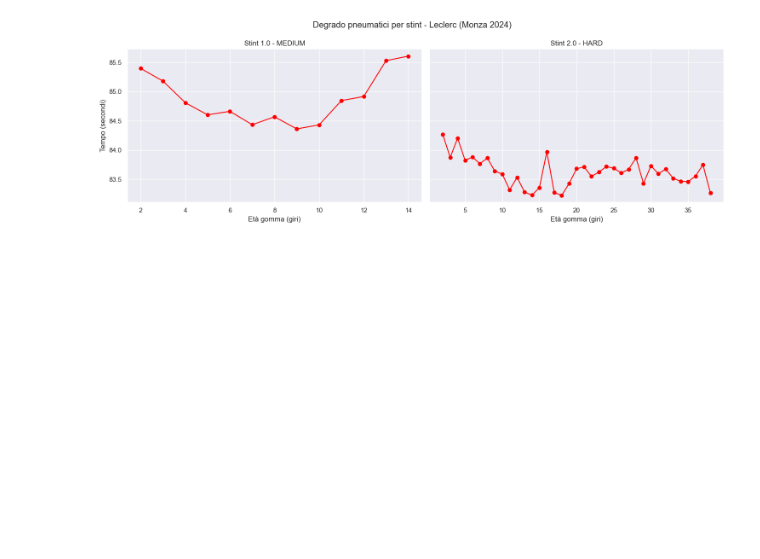
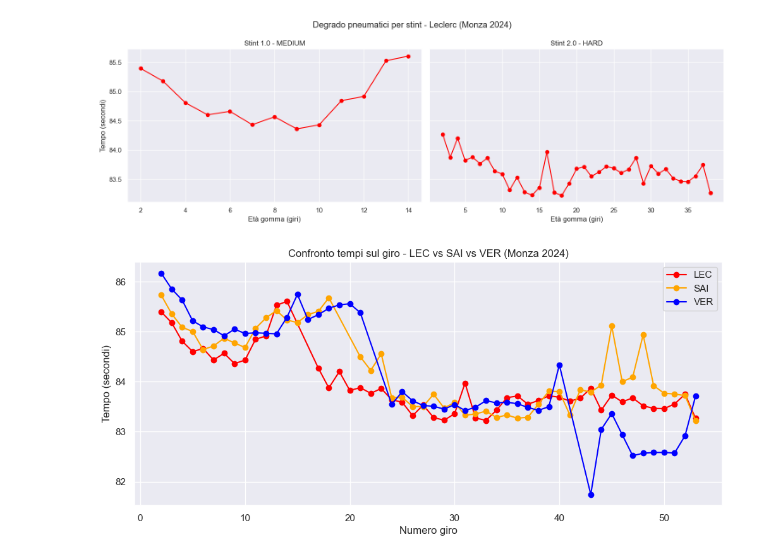
Before and after one commit to MatteoMozzana/Progetto, a Jupyter notebook: notebooks/1.EDA.ipynb, the cells around one changed output. Cells and saved outputs as stored; diff of their text form; code cells hidden in the pictures; blank space fills up the shorter version.

```diff
--- a/notebooks/1.EDA.ipynb
+++ b/notebooks/1.EDA.ipynb
@@ -108,3 +108,25 @@ plt.tight_layout() #fa sì che i grafici non si sovrappongano
 plt.show()
 # %% [output]
 [figure]
+# %%
+# seleziono alcuni piloti di interesse per il confronto
+# LEC = Leclerc, SAI = Sainz (compagno di squadra), VER = Verstappen
+piloti = ['LEC', 'SAI', 'VER']
+colori = {'LEC': 'red', 'SAI': 'orange', 'VER': 'blue'}
+
+plt.figure(figsize=(12, 5))
+
+for pilota in piloti:
+    dati = laps_clean[laps_clean['Driver'] == pilota]
+    dati_copia = dati.copy() #creo una copia di "dati" per evitare di andare a compromettere laps_clean
+    dati_copia['LapTimeSeconds'] = dati_copia['LapTime'].dt.total_seconds() #qui converto i laptime in numeri unici utilizzabili da python per un grafico. "laptime" è un oggetto di tipo timedelta, cioè indica una durata di tempo.
+    plt.plot(dati_copia['LapNumber'], dati_copia['LapTimeSeconds'],
+             marker='o', label=pilota, color=colori[pilota])
+
+plt.title('Confronto tempi sul giro - LEC vs SAI vs VER (Monza 2024)')
+plt.xlabel('Numero giro')
+plt.ylabel('Tempo (secondi)')
+plt.legend() #mostra le etichette coi colori dei piloti create sopra
+plt.show()
+# %% [output]
+[figure, added]
```
Also changed, not shown: parts of 2 cells of this notebook.
